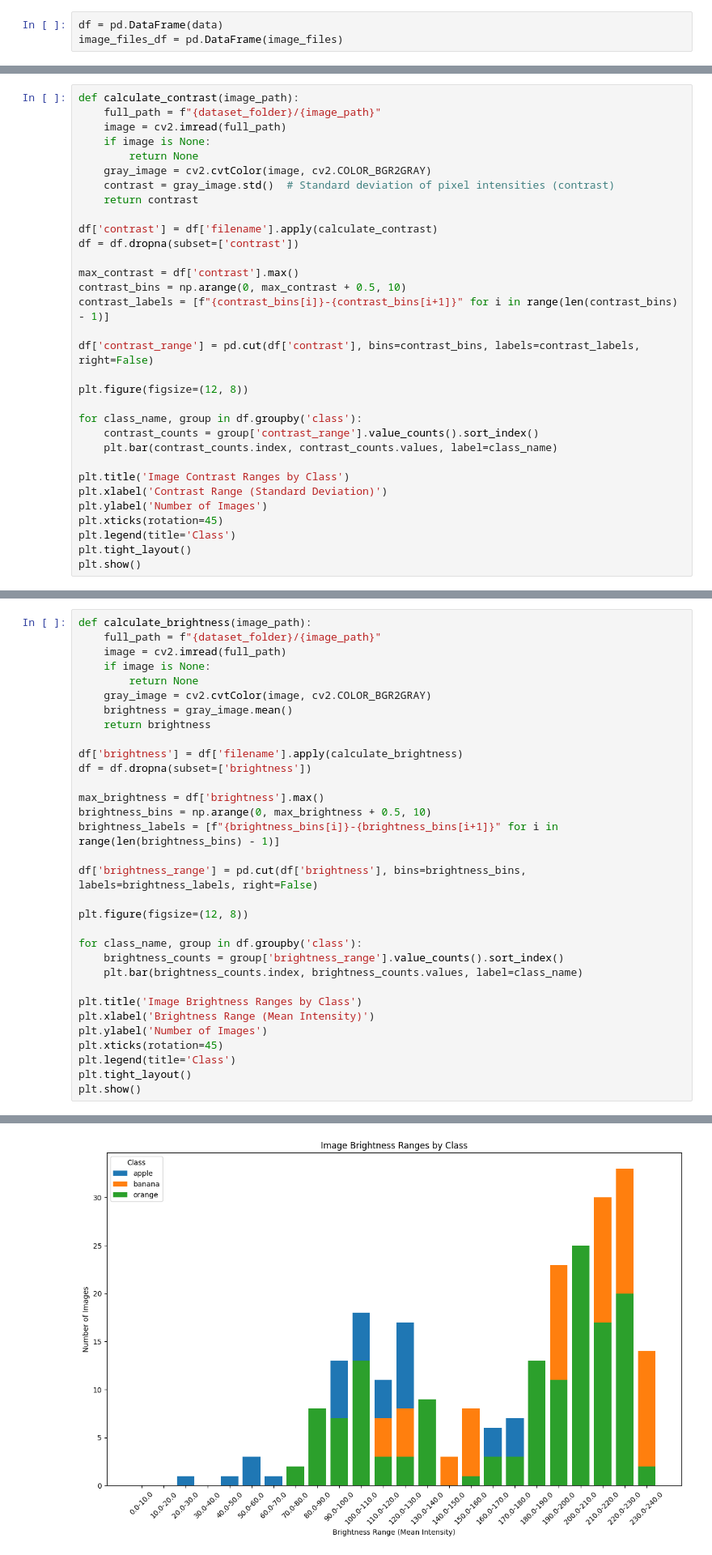
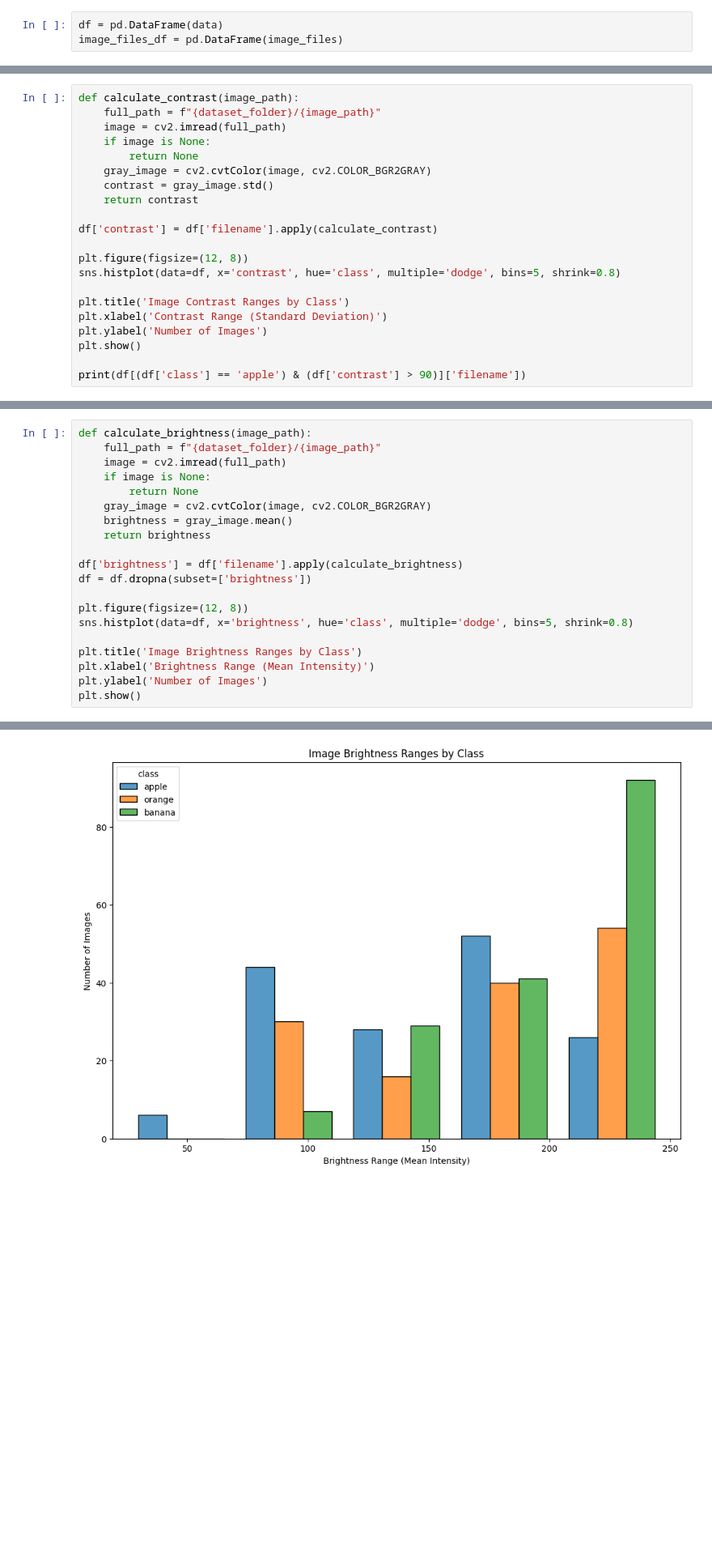
Before and after one commit to mar4enkom/neural-networks-lab, a Jupyter notebook: EDA.ipynb, the cells around one changed output, grey strips where cells are left out. Shown at 81% size. Saved outputs shown, nothing was run; the diff lists cells and outputs as text; blank space fills up the shorter version.

```diff
--- a/EDA.ipynb
+++ b/EDA.ipynb
@@ -178,31 +188,20 @@ def calculate_contrast(image_path):
     if image is None:
         return None
     gray_image = cv2.cvtColor(image, cv2.COLOR_BGR2GRAY)
-    contrast = gray_image.std()  # Standard deviation of pixel intensities (contrast)
+    contrast = gray_image.std()
     return contrast
 
 df['contrast'] = df['filename'].apply(calculate_contrast)
-df = df.dropna(subset=['contrast'])
-
-max_contrast = df['contrast'].max()
-contrast_bins = np.arange(0, max_contrast + 0.5, 10)
-contrast_labels = [f"{contrast_bins[i]}-{contrast_bins[i+1]}" for i in range(len(contrast_bins) - 1)]
-
-df['contrast_range'] = pd.cut(df['contrast'], bins=contrast_bins, labels=contrast_labels, right=False)
 
 plt.figure(figsize=(12, 8))
-
-for class_name, group in df.groupby('class'):
-    contrast_counts = group['contrast_range'].value_counts().sort_index()
-    plt.bar(contrast_counts.index, contrast_counts.values, label=class_name)
+sns.histplot(data=df, x='contrast', hue='class', multiple='dodge', bins=5, shrink=0.8)
 
 plt.title('Image Contrast Ranges by Class')
 plt.xlabel('Contrast Range (Standard Deviation)')
 plt.ylabel('Number of Images')
-plt.xticks(rotation=45)
-plt.legend(title='Class')
-plt.tight_layout()
 plt.show()
+
+print(df[(df['class'] == 'apple') & (df['contrast'] > 90)]['filename'])
 # %% [output]
 libpng warning: iCCP: known incorrect sRGB profile
 libpng warning: iCCP: known incorrect sRGB profile
@@ -215,41 +218,29 @@ libpng warning: iCCP: known incorrect sRGB profile
 # %%
 def calculate_brightness(image_path):
     full_path = f"{dataset_folder}/{image_path}"
     image = cv2.imread(full_path)
     if image is None:
         return None
     gray_image = cv2.cvtColor(image, cv2.COLOR_BGR2GRAY)
     brightness = gray_image.mean()
     return brightness
 
 df['brightness'] = df['filename'].apply(calculate_brightness)
 df = df.dropna(subset=['brightness'])
 
-max_brightness = df['brightness'].max()
-brightness_bins = np.arange(0, max_brightness + 0.5, 10)
-brightness_labels = [f"{brightness_bins[i]}-{brightness_bins[i+1]}" for i in range(len(brightness_bins) - 1)]
-
-df['brightness_range'] = pd.cut(df['brightness'], bins=brightness_bins, labels=brightness_labels, right=False)
-
 plt.figure(figsize=(12, 8))
-
-for class_name, group in df.groupby('class'):
-    brightness_counts = group['brightness_range'].value_counts().sort_index()
-    plt.bar(brightness_counts.index, brightness_counts.values, label=class_name)
+sns.histplot(data=df, x='brightness', hue='class', multiple='dodge', bins=5, shrink=0.8)
 
 plt.title('Image Brightness Ranges by Class')
 plt.xlabel('Brightness Range (Mean Intensity)')
 plt.ylabel('Number of Images')
-plt.xticks(rotation=45)
-plt.legend(title='Class')
-plt.tight_layout()
 plt.show()
 # %% [output]
 libpng warning: iCCP: known incorrect sRGB profile
 libpng warning: iCCP: known incorrect sRGB profile
 libpng warning: iCCP: known incorrect sRGB profile
 libpng warning: iCCP: known incorrect sRGB profile
 libpng warning: iCCP: known incorrect sRGB profile
 libpng warning: iCCP: known incorrect sRGB profile
 libpng warning: iCCP: known incorrect sRGB profile
-[figure, old version]
+[figure, new version]
```
Also changed, not shown: parts of 12 cells of this notebook.
